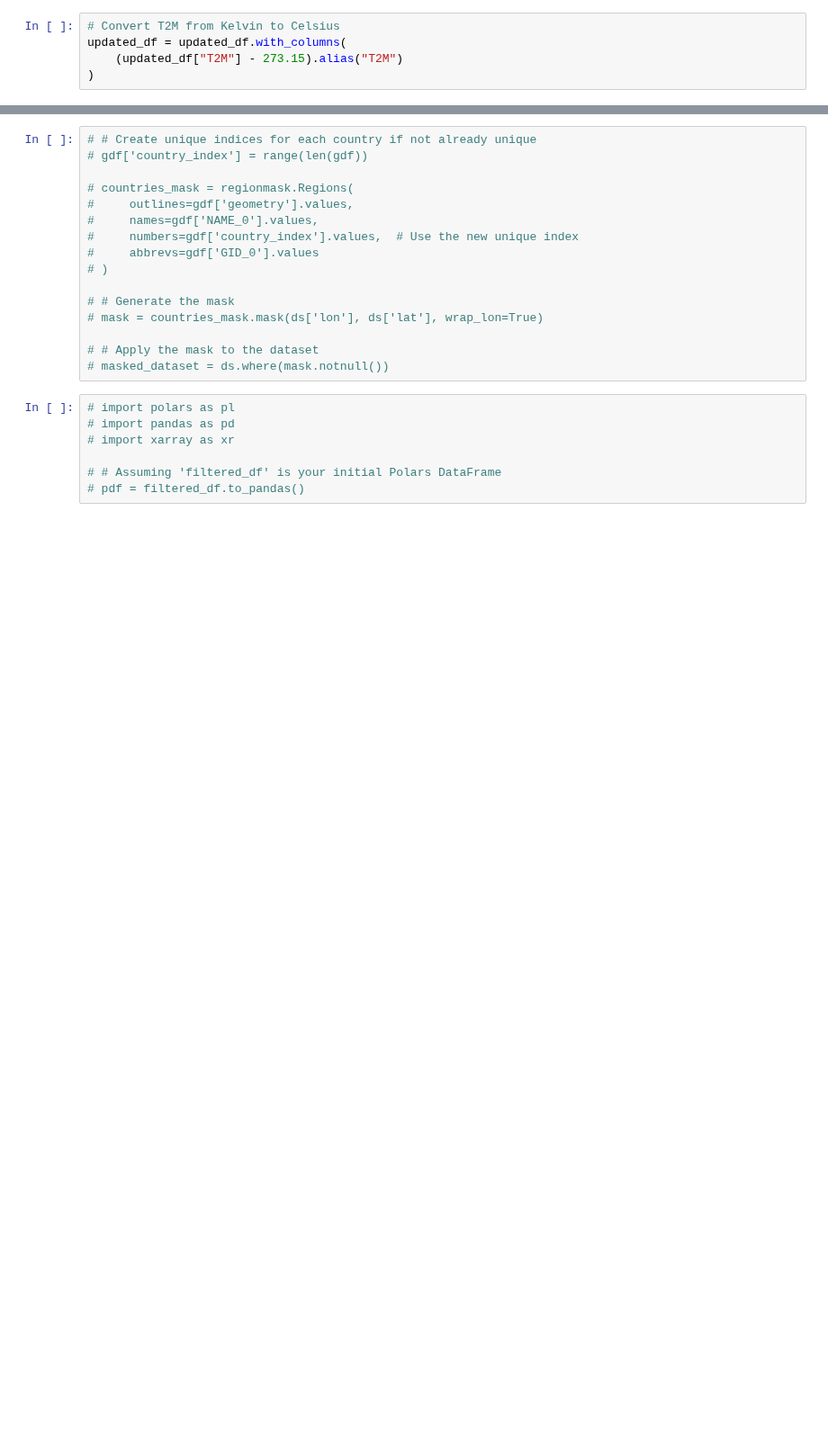
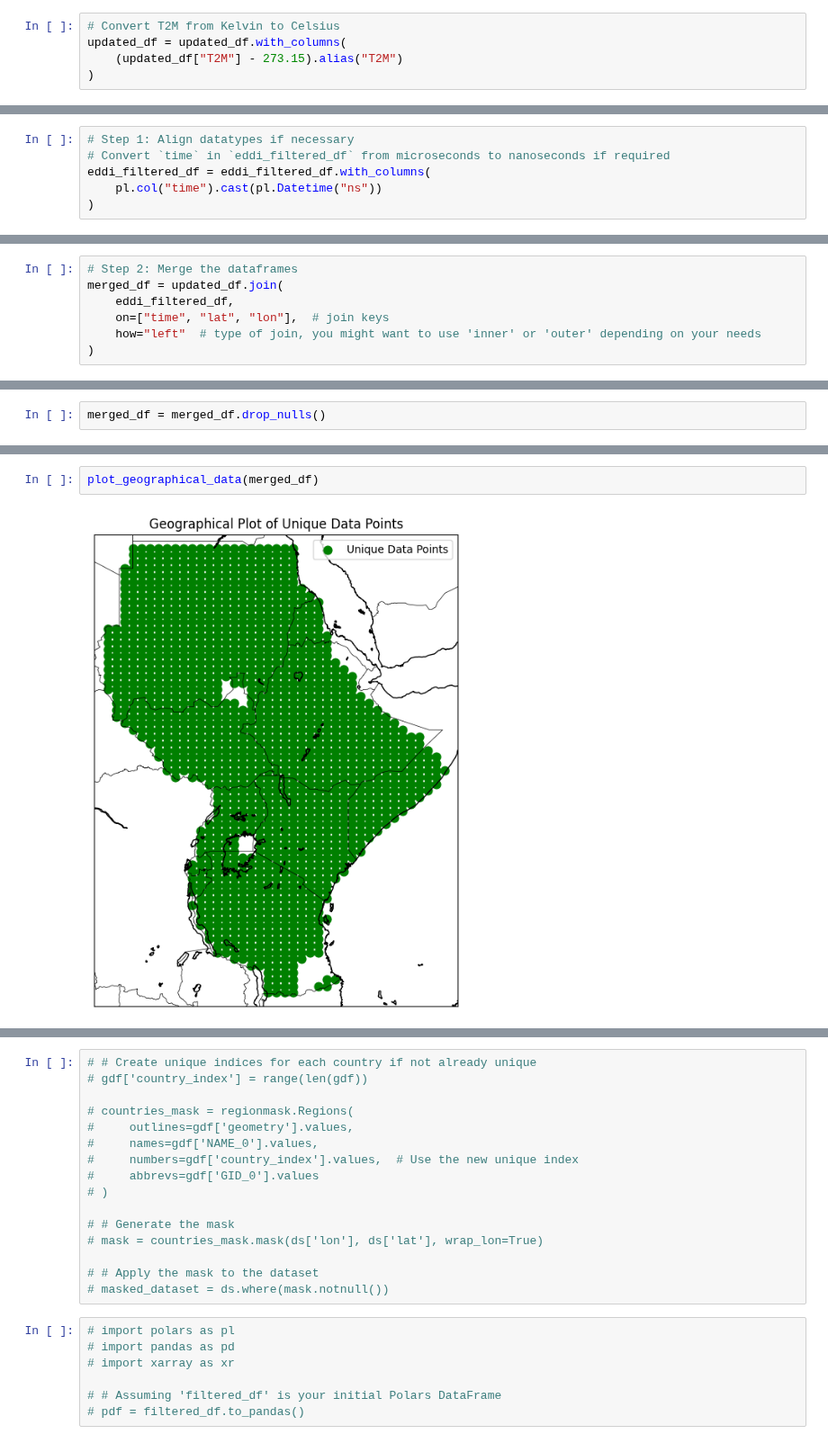
Before and after one commit to AdamPrzychodniPrivate/soil-water-forecasting, a Jupyter notebook: ml-modeling-pipeline/notebooks/2. data_preprocessing.ipynb, the cells around one changed output, grey strips where cells are left out. Shown at 90% size. Saved outputs shown, nothing was run; the diff lists cells and outputs as text; blank space fills up the shorter version.

```diff
--- a/ml-modeling-pipeline/notebooks/2. data_preprocessing.ipynb
+++ b/ml-modeling-pipeline/notebooks/2. data_preprocessing.ipynb
@@ -379,0 +510,6 @@ shape: (13_819_645, 17)
+# %%
+# Step 1: Align datatypes if necessary
+# Convert `time` in `eddi_filtered_df` from microseconds to nanoseconds if required
+eddi_filtered_df = eddi_filtered_df.with_columns(
+    pl.col("time").cast(pl.Datetime("ns"))
+)
@@ -379,0 +533,7 @@ shape: (13_819_645, 17)
+# %%
+# Step 2: Merge the dataframes
+merged_df = updated_df.join(
+    eddi_filtered_df,
+    on=["time", "lat", "lon"],  # join keys
+    how="left"  # type of join, you might want to use 'inner' or 'outer' depending on your needs
+)
@@ -379,0 +565,2 @@ shape: (13_819_645, 17)
+# %%
+merged_df = merged_df.drop_nulls()
@@ -379,0 +575,4 @@ shape: (13_819_645, 17)
+# %%
+plot_geographical_data(merged_df)
+# %% [output]
+[figure, added]
```
Also changed, not shown: parts of 23 cells of this notebook.
